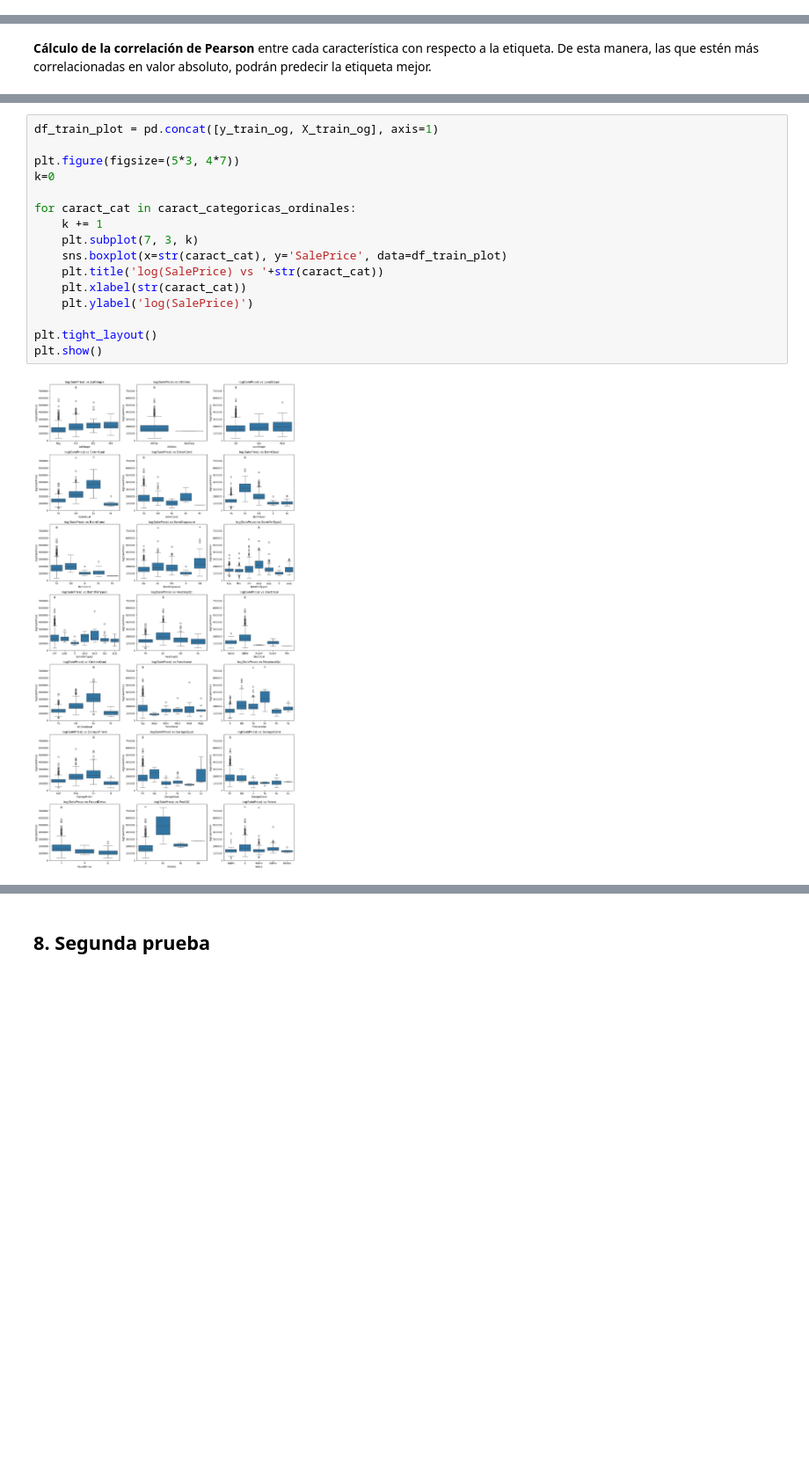
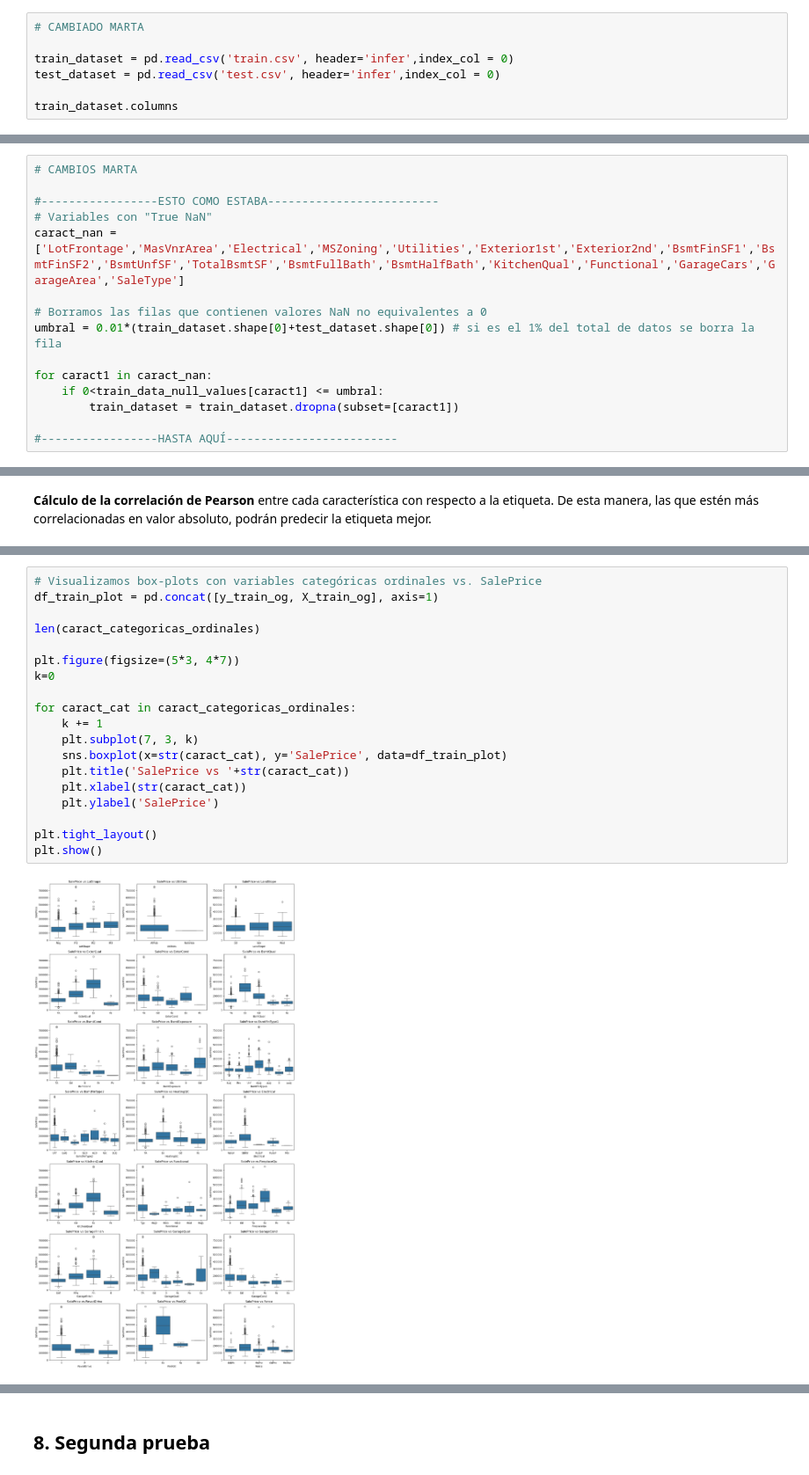
Before and after one commit to mmarzap19/SuperPoderosas, a Jupyter notebook: Mojo_jojo.ipynb, the cells around one changed output, grey strips where cells are left out. Shown at 88% size. Saved outputs shown, nothing was run; the diff lists cells and outputs as text; blank space fills up the shorter version.

```diff
--- a/Mojo_jojo.ipynb
+++ b/Mojo_jojo.ipynb
@@ -71,0 +57,7 @@ Index(['Id', 'MSSubClass', 'MSZoning', 'LotFrontage', 'LotArea', 'Street',
+# %%
+# CAMBIADO MARTA
+
+train_dataset = pd.read_csv('train.csv', header='infer',index_col = 0)
+test_dataset = pd.read_csv('test.csv', header='infer',index_col = 0)
+
+train_dataset.columns
@@ -191,0 +219,15 @@ plt.show()
+# %%
+# CAMBIOS MARTA
+
+#-----------------ESTO COMO ESTABA-------------------------
+# Variables con "True NaN"
+caract_nan = ['LotFrontage','MasVnrArea','Electrical','MSZoning','Utilities','Exterior1st','Exterior2nd','BsmtFinSF1','BsmtFinSF2','BsmtUnfSF','TotalBsmtSF','BsmtFullBath','BsmtHalfBath','KitchenQual','Functional','GarageCars','GarageArea','SaleType']
+
+# Borramos las filas que contienen valores NaN no equivalentes a 0
+umbral = 0.01*(train_dataset.shape[0]+test_dataset.shape[0]) # si es el 1% del total de datos se borra la fila
+
+for caract1 in caract_nan:
+    if 0<train_data_null_values[caract1] <= umbral:
+        train_dataset = train_dataset.dropna(subset=[caract1])
+
+#-----------------HASTA AQUÍ-------------------------
@@ -698,18 +921,21 @@ len(caract_categoricas_ordinales)
 # %%
+# Visualizamos box-plots con variables categóricas ordinales vs. SalePrice
 df_train_plot = pd.concat([y_train_og, X_train_og], axis=1)
+
+len(caract_categoricas_ordinales)
 
 plt.figure(figsize=(5*3, 4*7))
 k=0
 
 for caract_cat in caract_categoricas_ordinales:
     k += 1
     plt.subplot(7, 3, k)
     sns.boxplot(x=str(caract_cat), y='SalePrice', data=df_train_plot)
-    plt.title('log(SalePrice) vs '+str(caract_cat))
+    plt.title('SalePrice vs '+str(caract_cat))
     plt.xlabel(str(caract_cat))
-    plt.ylabel('log(SalePrice)')
+    plt.ylabel('SalePrice')
 
 plt.tight_layout()
 plt.show()
 # %% [output]
-[figure, old version]
+[figure, new version]
```
Also changed, not shown: parts of 59 cells of this notebook.
